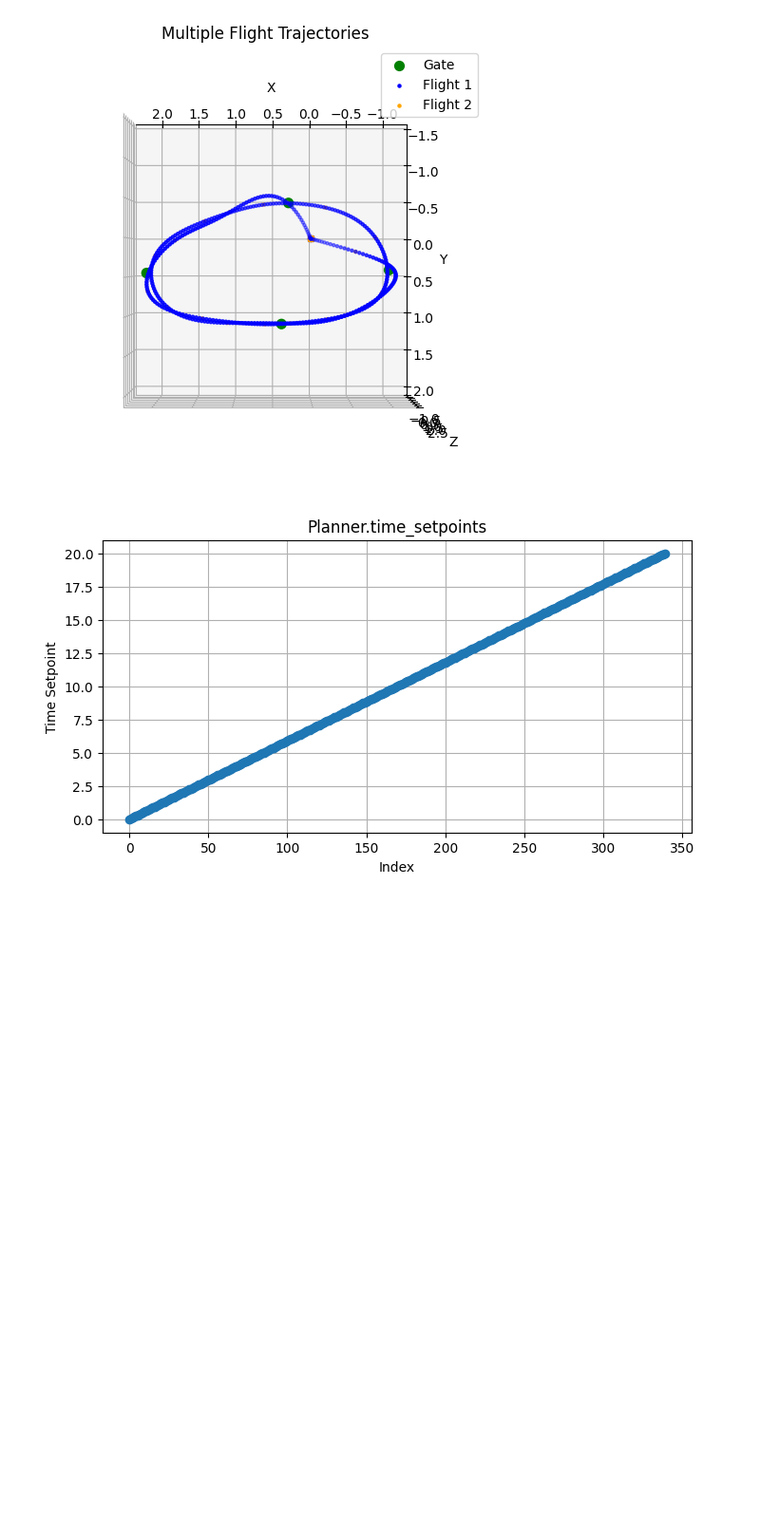
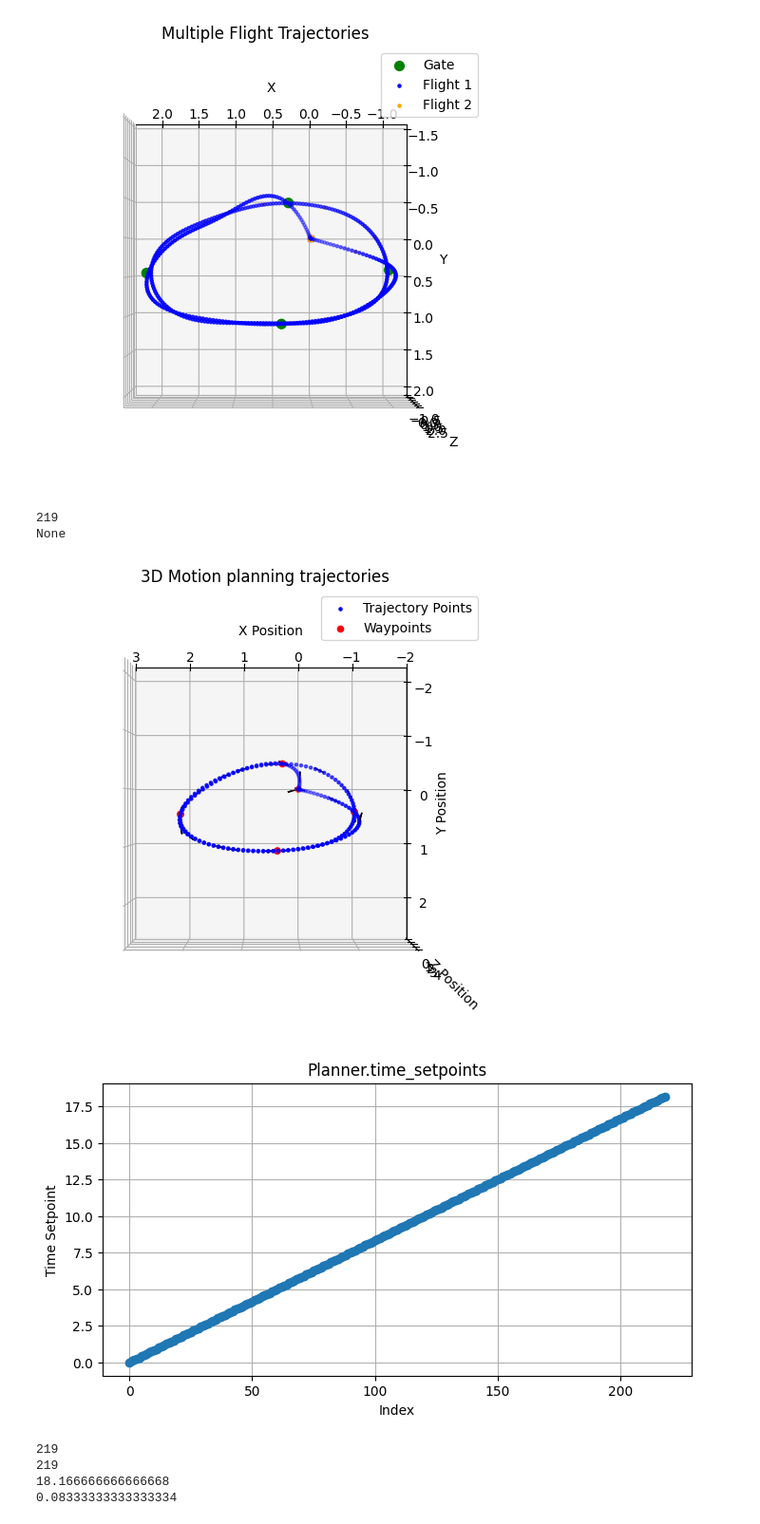
Before and after one commit to MATH-286-Pro/EPFL-MICRO-502-Aerial-Robotics, a Jupyter notebook: Project_2/Planning/test.ipynb, the cells around one changed output. Shown at 95% size. Saved outputs shown, nothing was run; the diff lists cells and outputs as text; code cells hidden in the pictures; blank space fills up the shorter version.

```diff
--- a/Project_2/Planning/test.ipynb
+++ b/Project_2/Planning/test.ipynb
@@ -132,14 +132,52 @@ Total flying time:  20.0
 Max velocity:  1.4012836968063824
 [figure]
 # %%
+import os
+import sys
+
+# 将上一级目录添加到 sys.path
+parent_dir = os.path.abspath(os.path.join(os.getcwd(), ".."))
+if parent_dir not in sys.path:
+    sys.path.insert(0, parent_dir)
+
+import tools
+import pandas as pd
+from planning import MotionPlanner3D
+
+
+cm = 0.01
+HOVER_HEIGHT  = 60*cm
+Trajectory = tools.Trajectory_Class('../../position_records.csv')
+
+Planner = MotionPlanner3D(Gate_points = Trajectory.point_list,
+                               time_gain = 1.5, #FF0000
+                               DEBUG = 0)
+
+print(len(Planner.trajectory_setpoints))
+print(Planner.result_traj_vel_max)
+# test_planner.plot_continuous(None, test_planner.waypoints, test_planner.trajectory_setpoints)
+Planner.plot_discrete(None, Planner.waypoints, Planner.trajectory_setpoints)
+
 import matplotlib.pyplot as plt
 
 plt.figure(figsize=(8,4))
 plt.plot(Planner.time_setpoints, marker='o')
 plt.title('Planner.time_setpoints')
 plt.xlabel('Index')
 plt.ylabel('Time Setpoint')
 plt.grid(True)
 plt.show()
+
+print(len(Planner.time_setpoints))
+print(len(Planner.trajectory_setpoints))
+print(Planner.time_setpoints[-1])
+print(Planner.delta_t)
 # %% [output]
+219
+None
-[figure, old version]
+[figure, new version]
+[figure, added]
+219
+219
+18.166666666666668
+0.08333333333333334
```
Also changed, not shown: parts of 3 cells of this notebook, 6 other files.
